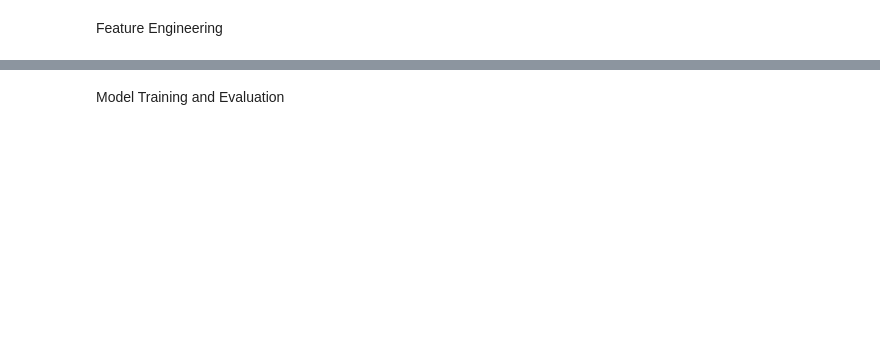
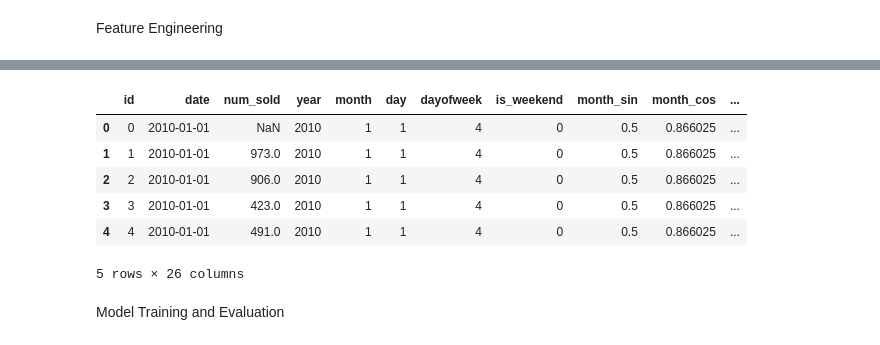
Before and after one commit to shxrox/forecasting_sticker_sales, a Jupyter notebook: Forecasting_Sticker_Sales.ipynb, the cells around one changed output, grey strips where cells are left out. Cells and saved outputs as stored; diff of their text form; code cells hidden in the pictures; blank space fills up the shorter version.

Commit message:
Complete ML pipeline with EDA, feature engineering, deep learning model and submission generation

```diff
--- a/Forecasting_Sticker_Sales.ipynb
+++ b/Forecasting_Sticker_Sales.ipynb
@@ -122,65 +190,87 @@ Generating Advanced Exploratory Data Analysis Visualizations...
 # %% [markdown]
 Feature Engineering
 # %%
-
 import pandas as pd
 import numpy as np
 
+
+# Feature engineering: create time, cyclical, and categorical features
 def engineer_features(df):
-    """
-    Creates time-based, cyclical, and categorical encoded features
-    essential for time-series forecasting.
-    """
+
     df = df.copy()
 
-    # Extract standard time-based features
+    # Extract calendar-based time features
     df['year'] = df['date'].dt.year
     df['month'] = df['date'].dt.month
     df['day'] = df['date'].dt.day
     df['dayofweek'] = df['date'].dt.dayofweek
     df['is_weekend'] = (df['date'].dt.dayofweek >= 5).astype(int)
 
-    # Cyclical features to capture annual and weekly seasonality
+    # Apply cyclical encoding for seasonal time patterns
     df['month_sin'] = np.sin(2 * np.pi * df['month'] / 12.0)
     df['month_cos'] = np.cos(2 * np.pi * df['month'] / 12.0)
     df['dayofweek_sin'] = np.sin(2 * np.pi * df['dayofweek'] / 7.0)
     df['dayofweek_cos'] = np.cos(2 * np.pi * df['dayofweek'] / 7.0)
 
-    # One-hot encode categorical variables
-    df = pd.get_dummies(df, columns=['country', 'store', 'product'], drop_first=False)
+    # Convert categorical features into numerical representations
+    df = pd.get_dummies(
+        df,
+        columns=['country', 'store', 'product'],
+        drop_first=False
+    )
 
-    # Convert any boolean columns from get_dummies to integers for model compatibility
-    for col in df.select_dtypes(include=['bool']).columns:
+    # Convert boolean features into integer values
+    bool_columns = df.select_dtypes(include=['bool']).columns
+
+    for col in bool_columns:
         df[col] = df[col].astype(int)
 
     return df
 
+
+# Apply preprocessing pipeline to training and testing datasets
 def preprocess_data(train_df, test_df):
-    """Applies feature engineering and aligns train/test dimensions."""
+
     print("Starting feature engineering pipeline...")
 
+    # Generate engineered features
     train_processed = engineer_features(train_df)
     test_processed = engineer_features(test_df)
 
-    # Align columns to ensure test set exactly matches train set's one-hot encodings
-    train_processed, test_processed = train_processed.align(test_processed, join='left', axis=1, fill_value=0)
+    # Align training and testing feature columns
+    train_processed, test_processed = train_processed.align(
+        test_processed,
+        join='left',
+        axis=1,
+        fill_value=0
+    )
 
-    # Exclude the target variable from the test set alignment
+    # Remove target column from test dataset
     if 'num_sold' in test_processed.columns:
-        test_processed = test_processed.drop('num_sold', axis=1)
+        test_processed = test_processed.drop(
+            'num_sold',
+            axis=1
+        )
 
-    print("✅ Feature engineering complete.")
-    print(f"Processed training shape: {train_processed.shape}")
-    print(f"Processed test shape: {test_processed.shape}")
+    print("Feature engineering complete.")
+    print("Training shape:", train_processed.shape)
+    print("Testing shape:", test_processed.shape)
 
     return train_processed, test_processed
 
-# Execute Step 2
+
+# Run feature engineering process
 try:
-    train_processed, test_processed = preprocess_data(train_data, test_data)
-    print("\n--- Processed Training Data Sample ---")
-    print(train_processed.head())
+    train_processed, test_processed = preprocess_data(
+        train_data,
+        test_data
+    )
+
+    # Display processed dataset preview
+    print("\nProcessed Training Data Sample:")
+    display(train_processed.head())
+
 except NameError:
-    print("Error: train_data or test_data not defined. Please run Step 1 data loading first.")
+    print("Please load train_data and test_data before running preprocessing.")
 # %% [output]
 Starting feature engineering pipeline...
@@ -203,3 +282,10 @@ Processed test shape: (98550, 25)
+|  | id | date | num_sold | year | month | day | dayofweek | is_weekend | month_sin | month_cos | ... |
+| 0 | 0 | 2010-01-01 | NaN | 2010 | 1 | 1 | 4 | 0 | 0.5 | 0.866025 | ... |
+| 1 | 1 | 2010-01-01 | 973.0 | 2010 | 1 | 1 | 4 | 0 | 0.5 | 0.866025 | ... |
+| 2 | 2 | 2010-01-01 | 906.0 | 2010 | 1 | 1 | 4 | 0 | 0.5 | 0.866025 | ... |
+| 3 | 3 | 2010-01-01 | 423.0 | 2010 | 1 | 1 | 4 | 0 | 0.5 | 0.866025 | ... |
+| 4 | 4 | 2010-01-01 | 491.0 | 2010 | 1 | 1 | 4 | 0 | 0.5 | 0.866025 | ... |
+5 rows × 26 columns
 # %% [markdown]
 
 Model Training and Evaluation
```
Also changed, not shown: parts of 4 cells of this notebook.
